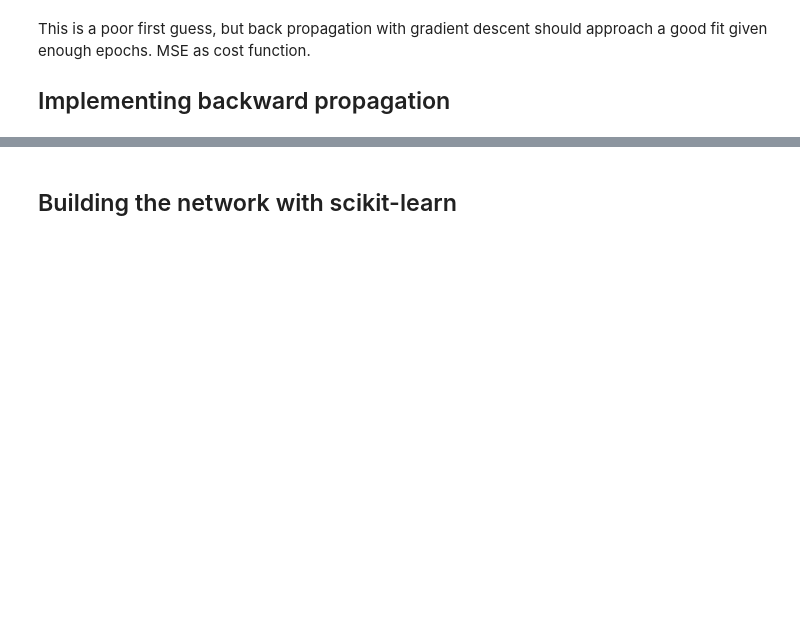
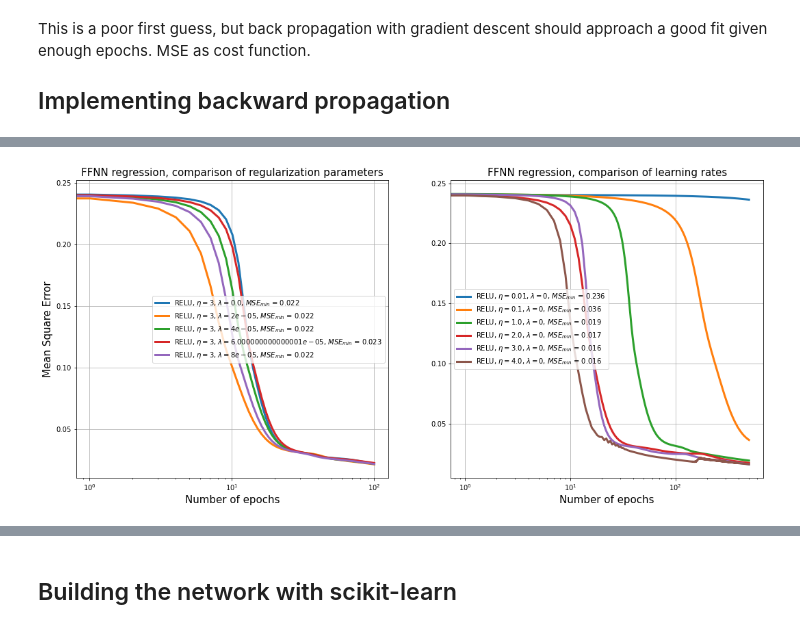
Before and after one commit to lassetotl/fys-stk, a Jupyter notebook: project 2/FFNN_Backprop_BC.ipynb, the cells around one changed output, grey strips where cells are left out. Cells and saved outputs as stored; diff of their text form; code cells hidden in the pictures; blank space fills up the shorter version.

```diff
--- a/project 2/FFNN_Backprop_BC.ipynb
+++ b/project 2/FFNN_Backprop_BC.ipynb
@@ -233,0 +240,32 @@ Above: results from ordinary least squares regression in project 1
+# %%
+# Plot with constant eta, relu activation
+
+fig = plt.figure(figsize = (18, 8))
+plt.subplot(1, 2, 1)
+plt.title('FFNN regression, comparison of regularization parameters', fontsize = 15)
+plt.xlabel('Number of epochs', fontsize = 15)
+plt.ylabel('Mean Square Error', fontsize = 15)
+
+for i in range(5):
+    # increase of factor i every iteration, incl i = 0
+    lambd = 0.00002*i
+    FFNN(X_train, z_train, 'RELU', 100, 3, lambd)
+
+plt.xscale('log'); plt.grid(1)
+plt.legend(prop={'size': 10})
+
+plt.subplot(1, 2, 2)
+plt.title('FFNN regression, comparison of learning rates', fontsize = 15)
+plt.xlabel('Number of epochs', fontsize = 15)
+#plt.ylabel('Mean Square Error', fontsize = 15)
+
+eta = np.array([0.01, 0.1, 1, 2, 3, 4])
+for i in range(len(eta)):
+
+    FFNN(X_train, z_train, 'RELU', 500, eta[i], 0)
+
+plt.xscale('log'); plt.grid(1)
+plt.legend(prop={'size': 10})#; plt.savefig('Parameters')
+plt.show()
+# %% [output]
+[figure, added]
```
Also changed, not shown: parts of 6 cells of this notebook.
